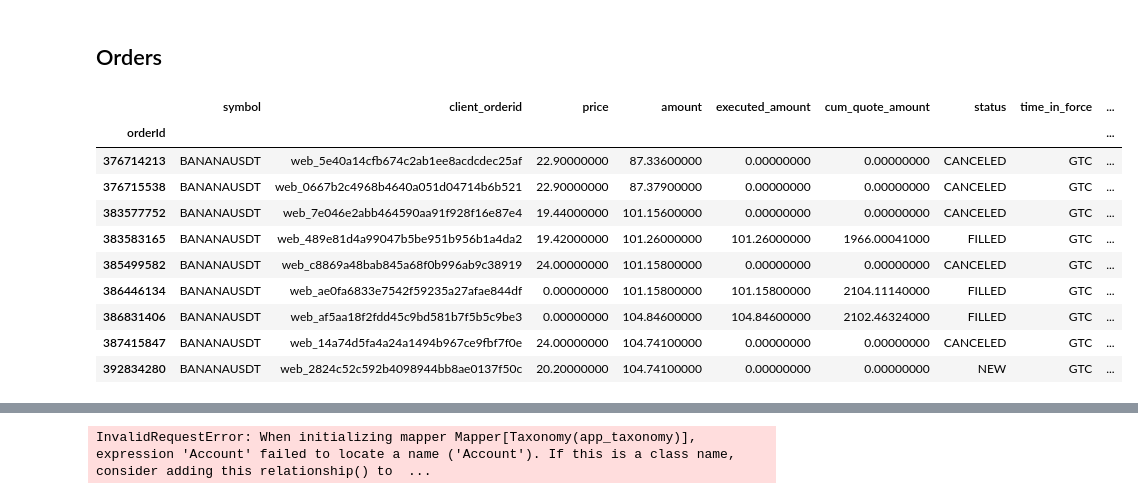
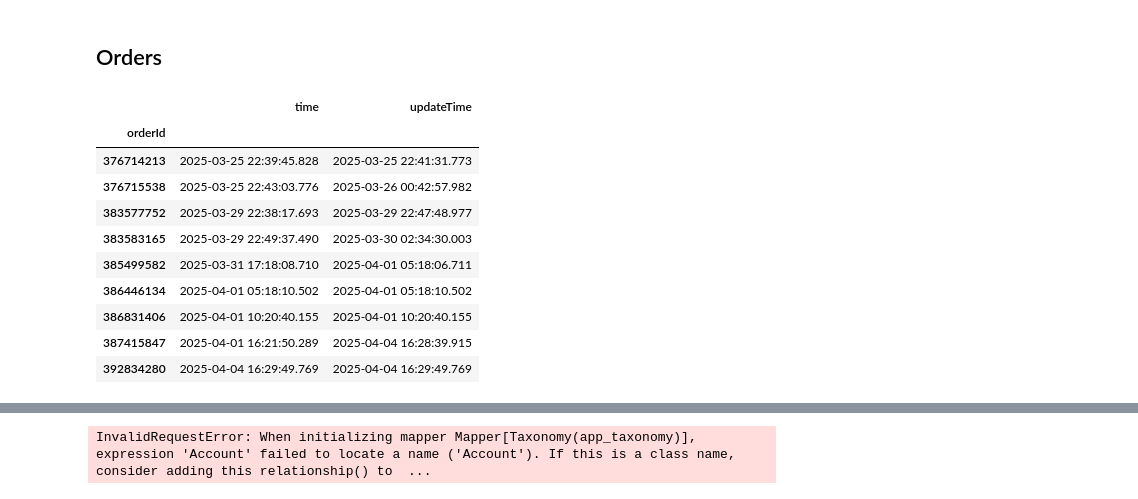
Before and after one commit to enchance/tktor, a Jupyter notebook: dev/scripts/binance1.ipynb, the cells around one changed output, grey strips where cells are left out. Drawn from its saved outputs; the diff is of its cells as text; code cells hidden in the pictures.

```diff
--- a/dev/scripts/binance1.ipynb
+++ b/dev/scripts/binance1.ipynb
@@ -50,19 +89,26 @@ def df_to_sql_insert(df, table_name="orders"):
     ]
     return insert_template + ',\n'.join(values) + ";"
 # %%
-basedf = pd.DataFrame(await client.get_all_orders(symbol='BANANAUSDT')).set_index('orderId')
-ordersdf = await clean_orders(basedf.copy())
-# ordersdf.loc[386446134]
-ordersdf
+# basedf = pd.DataFrame(await client.get_all_orders(symbol='BANANAUSDT')).set_index('orderId')
+# ordersdf = await clean_orders(basedf.copy())
+# # ordersdf.loc[386446134]
+# ordersdf
+
+start_time = arrow.get('2025-04-01').int_timestamp
+ordersdf = pd.DataFrame(await client.get_all_orders(symbol='BANANAUSDT', startTime=1743465600)).set_index('orderId')
+ordersdf['time'] = pd.to_datetime(ordersdf['time'], unit='ms')
+ordersdf['updateTime'] = pd.to_datetime(ordersdf['updateTime'], unit='ms')
+ordersdf[['time', 'updateTime']]
+# start_time
 # %% [output]
-|  | symbol | client_orderid | price | amount | executed_amount | cum_quote_amount | status | time_in_force | ... |
-| orderId |  |  |  |  |  |  |  |  | ... |
-| 376714213 | BANANAUSDT | web_5e40a14cfb674c2ab1ee8acdcdec25af | 22.90000000 | 87.33600000 | 0.00000000 | 0.00000000 | CANCELED | GTC | ... |
-| 376715538 | BANANAUSDT | web_0667b2c4968b4640a051d04714b6b521 | 22.90000000 | 87.37900000 | 0.00000000 | 0.00000000 | CANCELED | GTC | ... |
-| 383577752 | BANANAUSDT | web_7e046e2abb464590aa91f928f16e87e4 | 19.44000000 | 101.15600000 | 0.00000000 | 0.00000000 | CANCELED | GTC | ... |
-| 383583165 | BANANAUSDT | web_489e81d4a99047b5be951b956b1a4da2 | 19.42000000 | 101.26000000 | 101.26000000 | 1966.00041000 | FILLED | GTC | ... |
-| 385499582 | BANANAUSDT | web_c8869a48bab845a68f0b996ab9c38919 | 24.00000000 | 101.15800000 | 0.00000000 | 0.00000000 | CANCELED | GTC | ... |
-| 386446134 | BANANAUSDT | web_ae0fa6833e7542f59235a27afae844df | 0.00000000 | 101.15800000 | 101.15800000 | 2104.11140000 | FILLED | GTC | ... |
-| 386831406 | BANANAUSDT | web_af5aa18f2fdd45c9bd581b7f5b5c9be3 | 0.00000000 | 104.84600000 | 104.84600000 | 2102.46324000 | FILLED | GTC | ... |
-| 387415847 | BANANAUSDT | web_14a74d5fa4a24a1494b967ce9fbf7f0e | 24.00000000 | 104.74100000 | 0.00000000 | 0.00000000 | CANCELED | GTC | ... |
-| 392834280 | BANANAUSDT | web_2824c52c592b4098944bb8ae0137f50c | 20.20000000 | 104.74100000 | 0.00000000 | 0.00000000 | NEW | GTC | ... |
+|  | time | updateTime |
+| orderId |  |  |
+| 376714213 | 2025-03-25 22:39:45.828 | 2025-03-25 22:41:31.773 |
+| 376715538 | 2025-03-25 22:43:03.776 | 2025-03-26 00:42:57.982 |
+| 383577752 | 2025-03-29 22:38:17.693 | 2025-03-29 22:47:48.977 |
+| 383583165 | 2025-03-29 22:49:37.490 | 2025-03-30 02:34:30.003 |
+| 385499582 | 2025-03-31 17:18:08.710 | 2025-04-01 05:18:06.711 |
+| 386446134 | 2025-04-01 05:18:10.502 | 2025-04-01 05:18:10.502 |
+| 386831406 | 2025-04-01 10:20:40.155 | 2025-04-01 10:20:40.155 |
+| 387415847 | 2025-04-01 16:21:50.289 | 2025-04-04 16:28:39.915 |
+| 392834280 | 2025-04-04 16:29:49.769 | 2025-04-04 16:29:49.769 |
```
Also changed, not shown: parts of 10 cells of this notebook.
